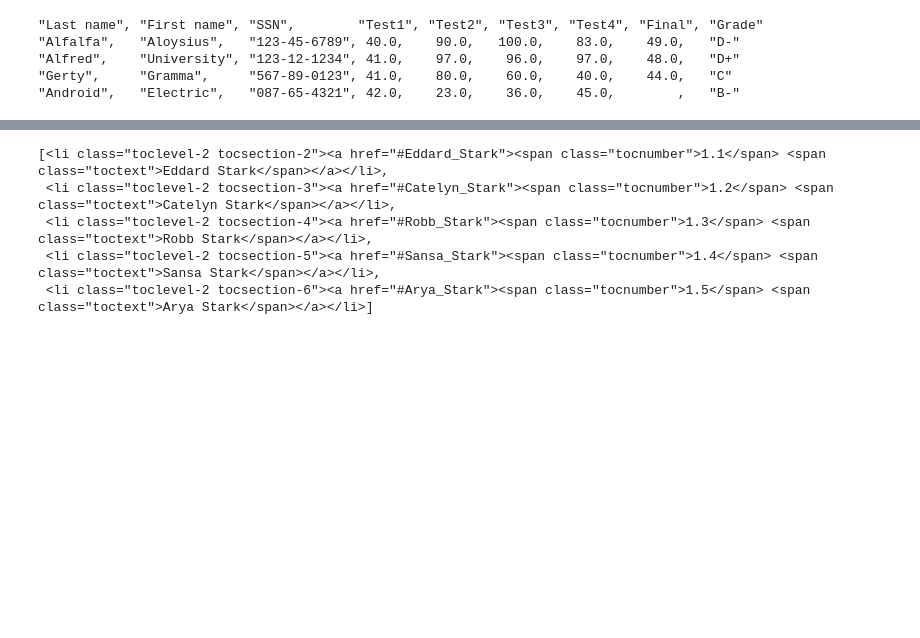
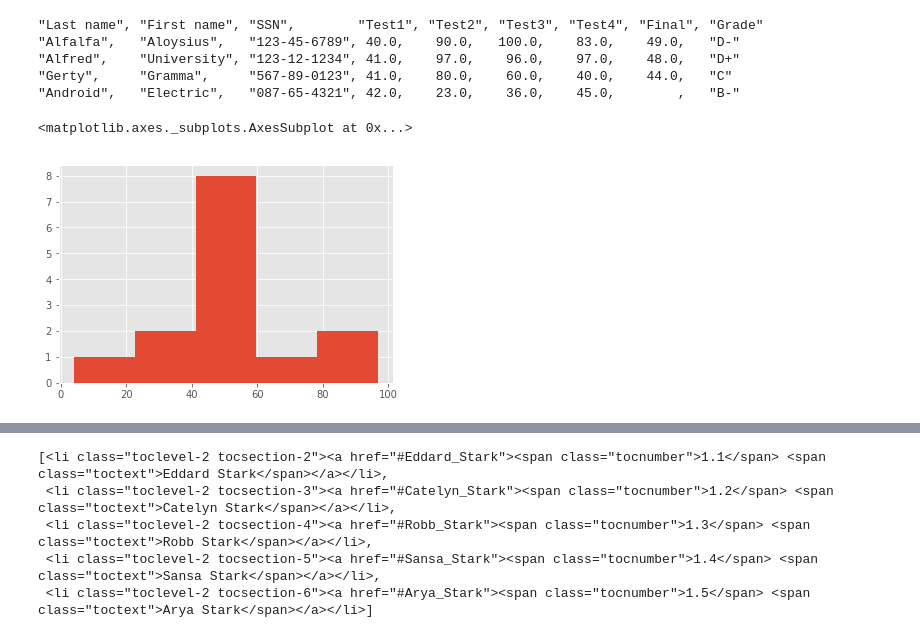
Before and after one commit to jarhan/data-mining, a Jupyter notebook: lect03/03-collecting-data.ipynb, the cells around one changed output, grey strips where cells are left out. Drawn from its saved outputs; the diff is of its cells as text; code cells hidden in the pictures; blank space fills up the shorter version.

```diff
--- a/lect03/03-collecting-data.ipynb
+++ b/lect03/03-collecting-data.ipynb
@@ -730,2 +728,14 @@ df
+# %%
+# Fill your code here
+df = pd.read_csv("data/grades.csv", skipinitialspace=True)
+df = df.dropna()
+df['Final'] = df['Final'].apply(float)
+
+# print(df.columns)
+# print(df['Final'])
+df['Final'].hist(bins=5)
+# %% [output]
+<matplotlib.axes._subplots.AxesSubplot at 0x...>
+[figure, added]
 # %%
 # Expected result
```
Also changed, not shown: parts of 21 cells of this notebook, 3 other files.
